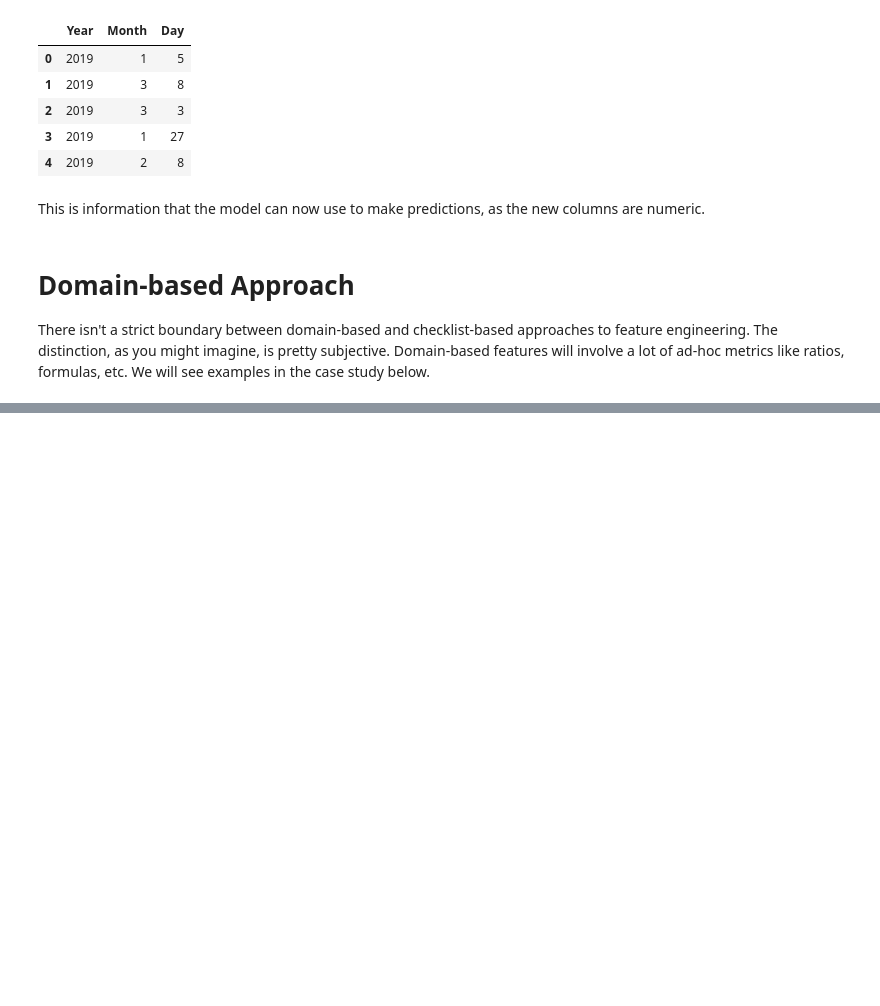
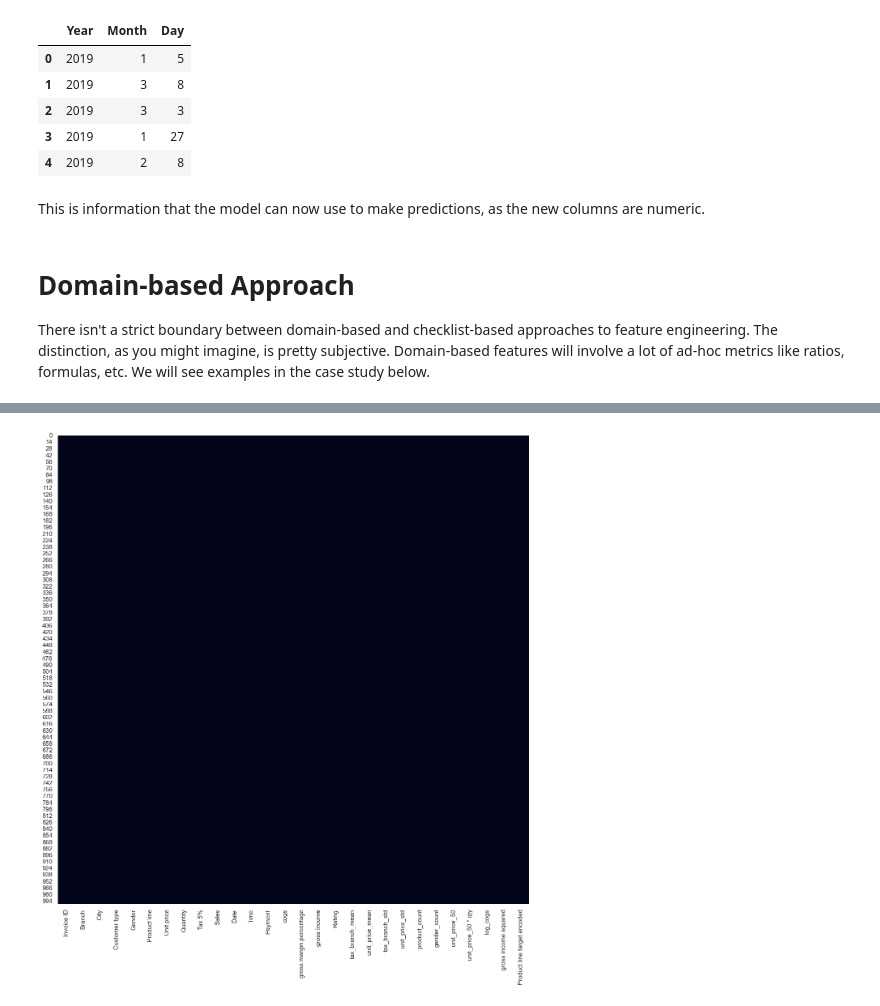
Before and after one commit to crdcamp/ml-learning-linear-regression-feature-engineering, a Jupyter notebook: 1_feature_engineering_intro.ipynb, the cells around one changed output, grey strips where cells are left out. Cells and saved outputs as stored; diff of their text form; code cells hidden in the pictures; blank space fills up the shorter version.

```diff
--- a/1_feature_engineering_intro.ipynb
+++ b/1_feature_engineering_intro.ipynb
@@ -358,0 +364,5 @@ df.head()
+# %%
+plt.figure(figsize=(15, 15))
+sns.heatmap(df.isnull(), cbar=False);
+# %% [output]
+[figure, added]
```
Also changed, not shown: parts of 5 cells of this notebook.
